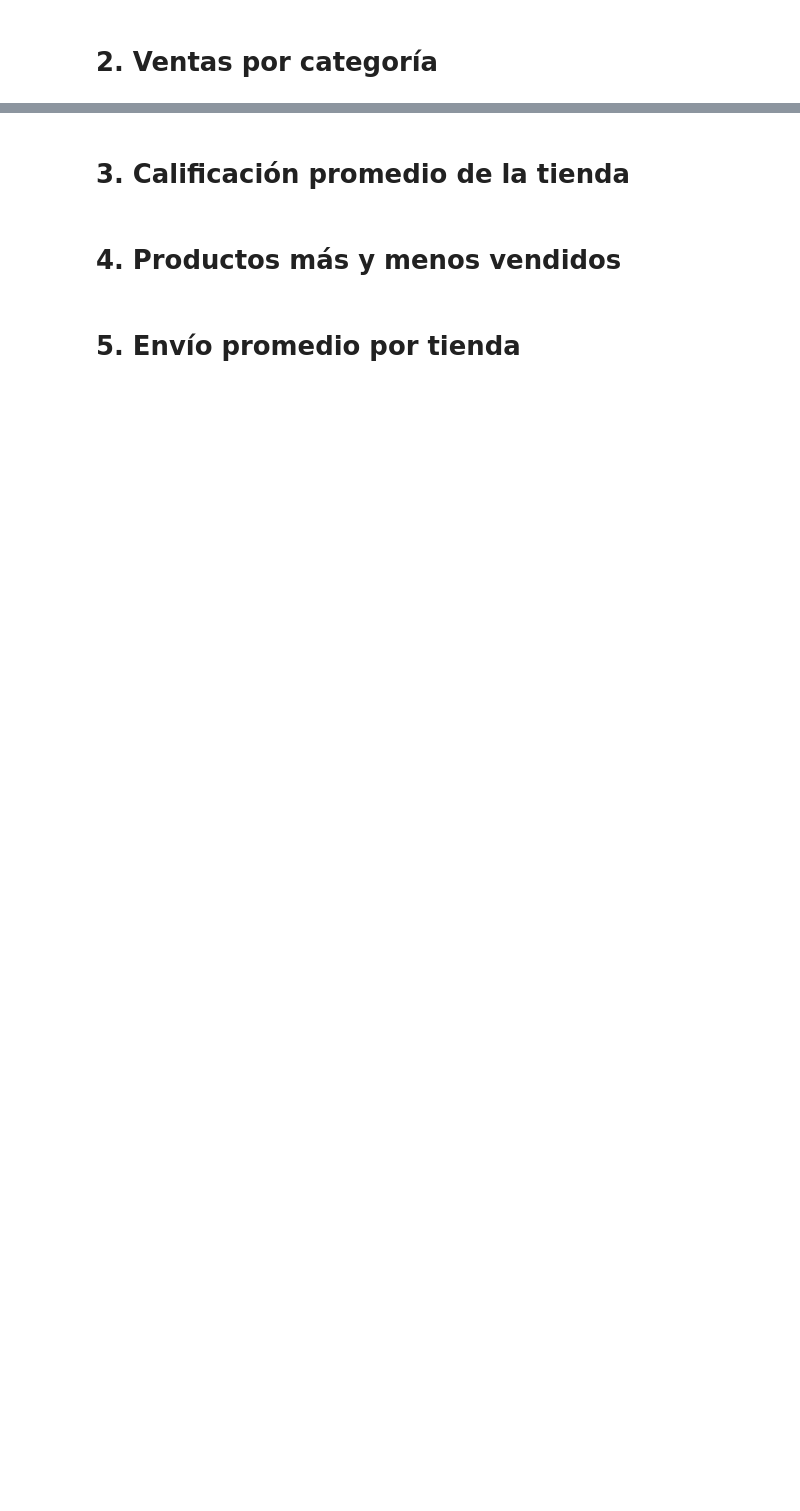
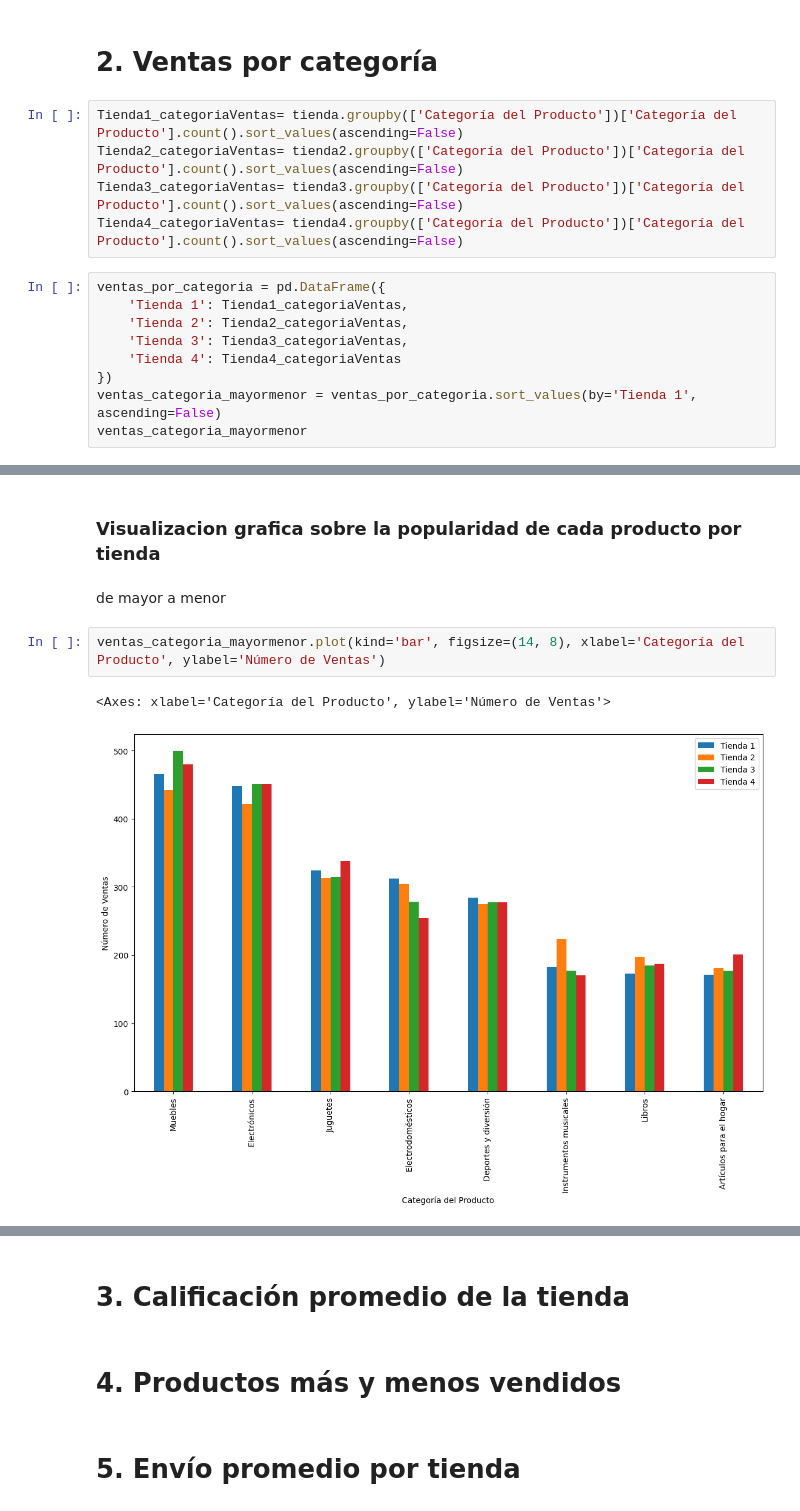
Before and after one commit to SalvatoreSisay/alura-store, a Jupyter notebook: AluraStoreLatam_Challenge.ipynb, the cells around one changed output, grey strips where cells are left out. Saved outputs shown, nothing was run; the diff lists cells and outputs as text; blank space fills up the shorter version.

Commit message:
Finalización de análisis de facturación y ventas por categoría.

```diff
--- a/AluraStoreLatam_Challenge.ipynb
+++ b/AluraStoreLatam_Challenge.ipynb
@@ -28,2 +123,16 @@ tienda.head()
 # %% [markdown]
 # 2. Ventas por categoría
+# %%
+Tienda1_categoriaVentas= tienda.groupby(['Categoría del Producto'])['Categoría del Producto'].count().sort_values(ascending=False)
+Tienda2_categoriaVentas= tienda2.groupby(['Categoría del Producto'])['Categoría del Producto'].count().sort_values(ascending=False)
+Tienda3_categoriaVentas= tienda3.groupby(['Categoría del Producto'])['Categoría del Producto'].count().sort_values(ascending=False)
+Tienda4_categoriaVentas= tienda4.groupby(['Categoría del Producto'])['Categoría del Producto'].count().sort_values(ascending=False)
+# %%
+ventas_por_categoria = pd.DataFrame({
+    'Tienda 1': Tienda1_categoriaVentas,
+    'Tienda 2': Tienda2_categoriaVentas,
+    'Tienda 3': Tienda3_categoriaVentas,
+    'Tienda 4': Tienda4_categoriaVentas
+})
+ventas_categoria_mayormenor = ventas_por_categoria.sort_values(by='Tienda 1', ascending=False)
+ventas_categoria_mayormenor
@@ -29,0 +150,9 @@ tienda.head()
+# %% [markdown]
+### **Visualizacion grafica sobre la popularidad de cada producto por tienda**
+# %% [markdown]
+de mayor a menor
+# %%
+ventas_categoria_mayormenor.plot(kind='bar', figsize=(14, 8), xlabel='Categoría del Producto', ylabel='Número de Ventas')
+# %% [output]
+<Axes: xlabel='Categoría del Producto', ylabel='Número de Ventas'>
+[figure, added]
```
Also changed, not shown: parts of 10 cells of this notebook.
